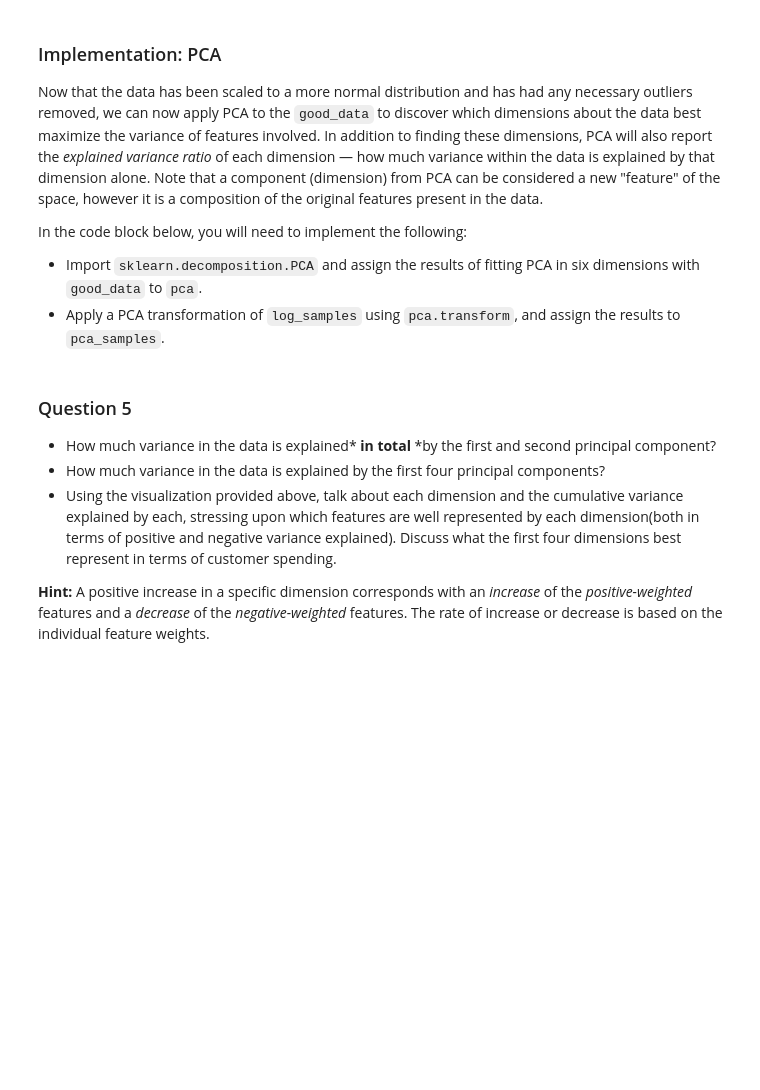
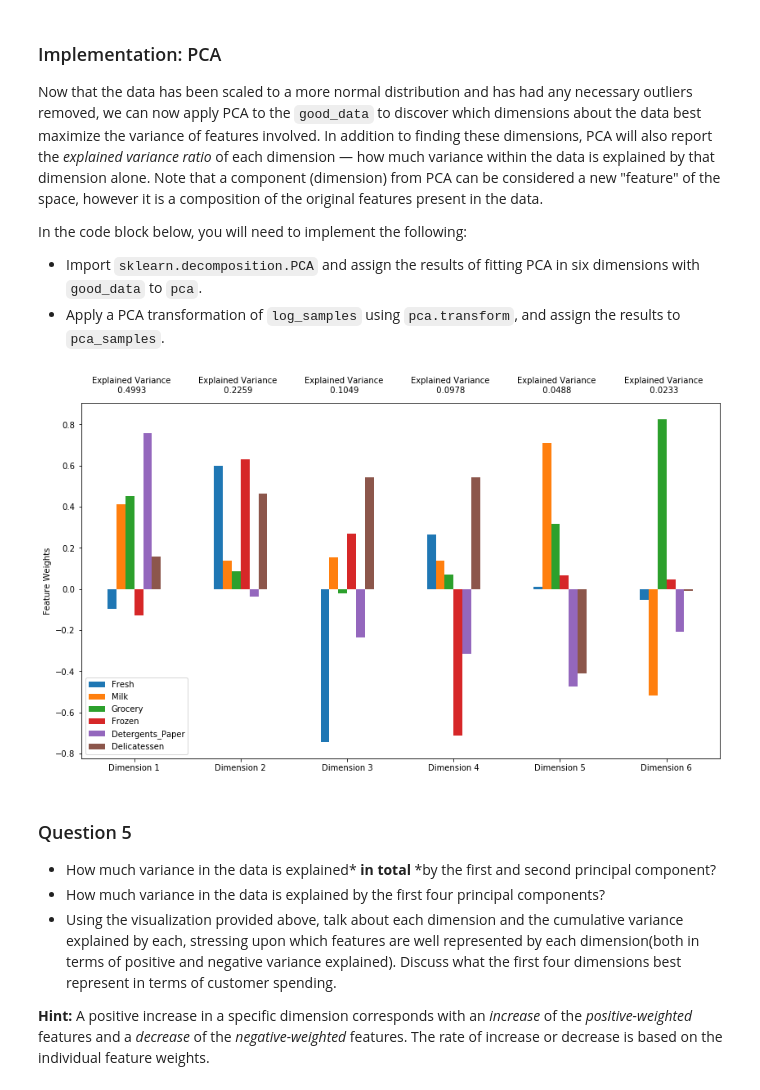
Before and after one commit to DengJiahao/machine-learning, a Jupyter notebook: projects/customer_segments/customer_segments.ipynb, the cells around one changed output. Cells and saved outputs as stored; diff of their text form; code cells hidden in the pictures; blank space fills up the shorter version.

```diff
--- a/projects/customer_segments/customer_segments.ipynb
+++ b/projects/customer_segments/customer_segments.ipynb
@@ -179,23 +205,29 @@ In the code block below, you will need to implement the following:
 Once you have performed this implementation, the dataset will be stored in the variable `good_data`.
 # %%
 # For each feature find the data points with extreme high or low values
+outlier_count  = pd.Series(data=0, index=log_data.index)
+
 for feature in log_data.keys():
 
     # TODO: Calculate Q1 (25th percentile of the data) for the given feature
-    Q1 = None
+    Q1 = np.percentile(log_data[feature], 25)
 
     # TODO: Calculate Q3 (75th percentile of the data) for the given feature
-    Q3 = None
+    Q3 = np.percentile(log_data[feature], 75)
 
     # TODO: Use the interquartile range to calculate an outlier step (1.5 times the interquartile range)
-    step = None
+    step = 1.5*(Q3-Q1)
 
     # Display the outliers
     print "Data points considered outliers for the feature '{}':".format(feature)
-    display(log_data[~((log_data[feature] >= Q1 - step) & (log_data[feature] <= Q3 + step))])
+    outlier_idx = ~((log_data[feature] >= Q1 - step) & (log_data[feature] <= Q3 + step))
+    display(log_data[outlier_idx])
+    outlier_count += outlier_idx.astype(np.int)
+# OPTIONAL: Select the indices for data points you wish to remove
 
-# OPTIONAL: Select the indices for data points you wish to remove
-outliers  = []
+outliers = outlier_count>=1
+outlier_1more = outlier_count_sorted[outliers]
+
 
 # Remove the outliers, if any were specified
-good_data = log_data.drop(log_data.index[outliers]).reset_index(drop = True)
+good_data = log_data.drop(log_data.index[outlier_1more.index]).reset_index(drop = True)
@@ -221,13 +327,17 @@ In the code block below, you will need to implement the following:
  - Apply a PCA transformation of `log_samples` using `pca.transform`, and assign the results to `pca_samples`.
 # %%
 # TODO: Apply PCA by fitting the good data with the same number of dimensions as features
-pca = None
+from sklearn.decomposition import PCA
+pca = PCA()
+pca.fit(good_data)
 
 # TODO: Transform log_samples using the PCA fit above
-pca_samples = None
+pca_samples = pca.transform(log_samples)
 
 # Generate PCA results plot
 pca_results = vs.pca_results(good_data, pca)
+# %% [output]
+[figure, added]
 # %% [markdown]
 ### Question 5
 
```
Also changed, not shown: parts of 44 cells of this notebook, 1 other file.
